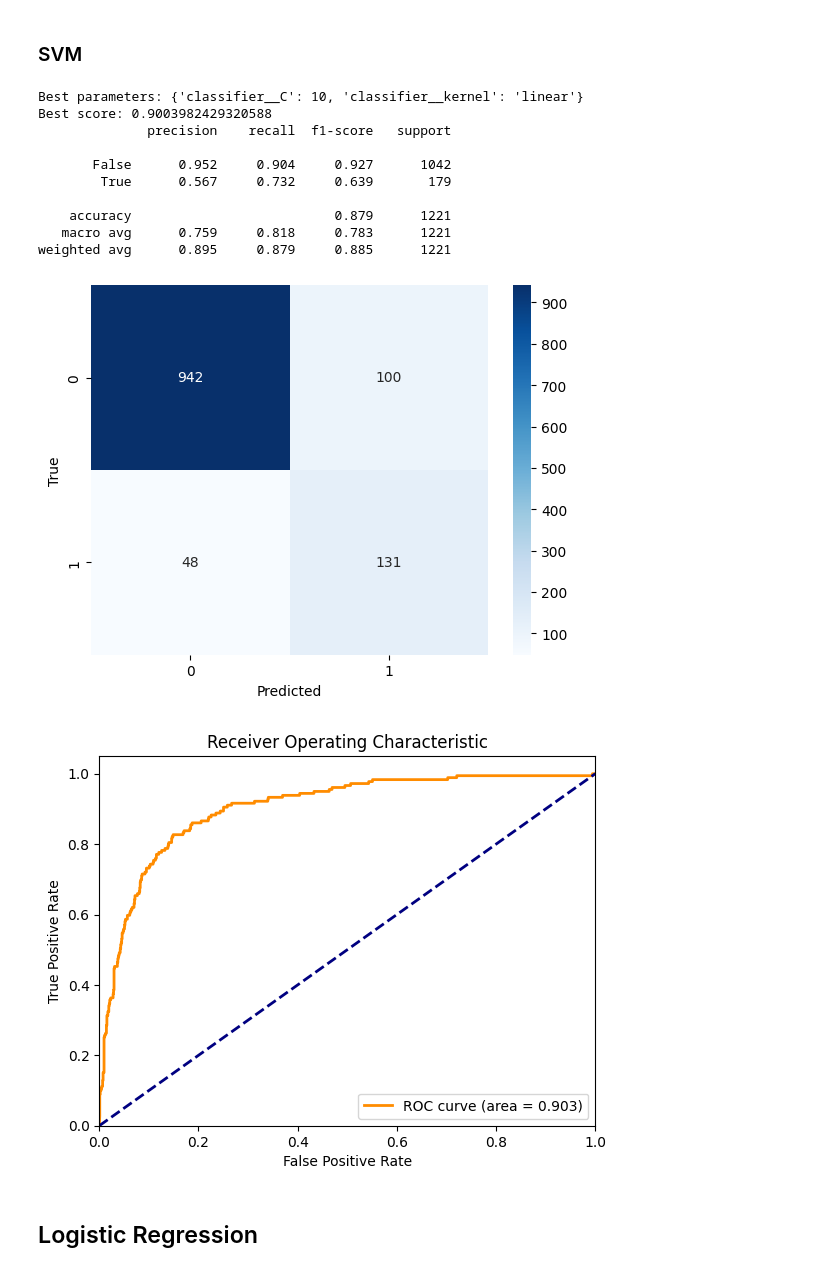
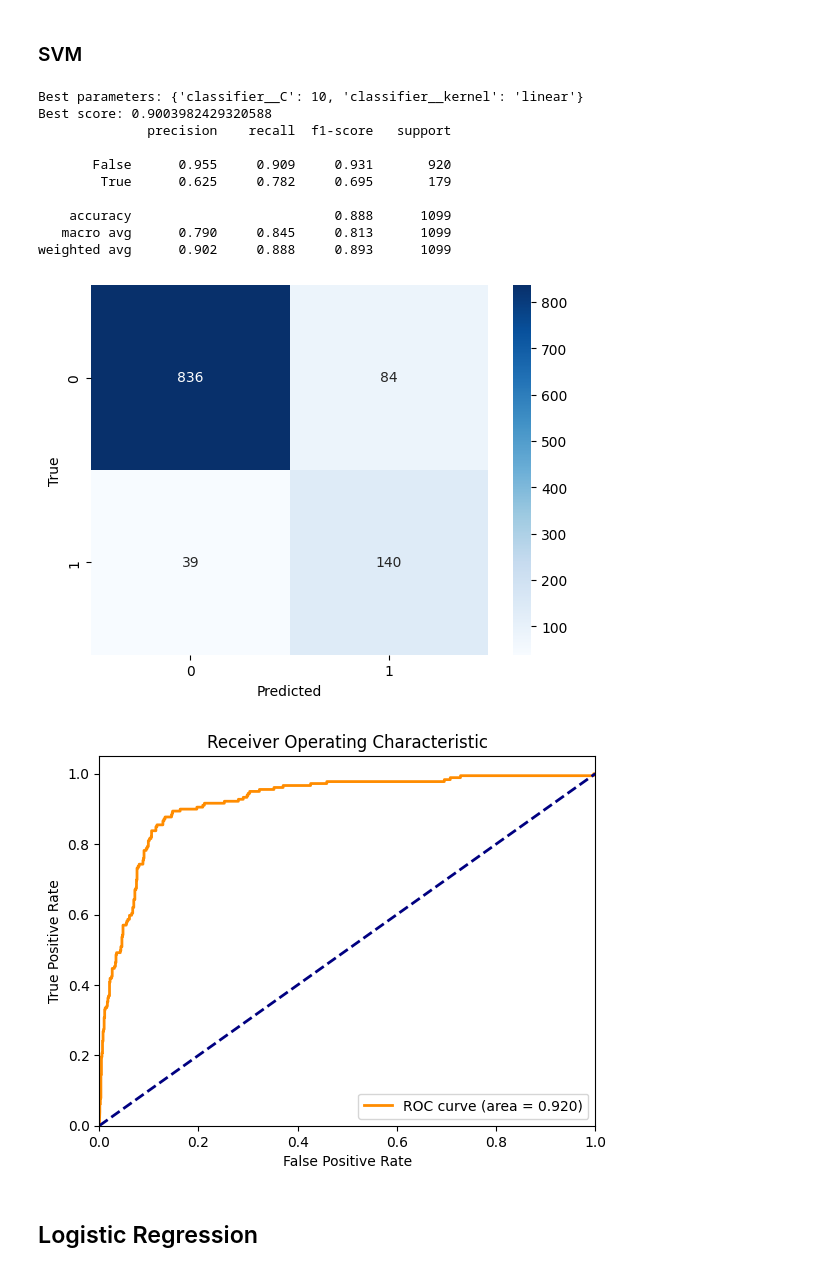
Before and after one commit to YuanqiSun0102/ORIE5741Project, a Jupyter notebook: Models.ipynb, the cells around one changed output. Drawn from its saved outputs; the diff is of its cells as text; code cells hidden in the pictures.

```diff
--- a/Models.ipynb
+++ b/Models.ipynb
@@ -52,8 +52,8 @@ y_test = df_test['Revenue'].copy()
 df_train, df_val = train_test_split(df_train, test_size = 0.1, random_state=42)
 X_train = df_train.drop('Revenue', axis = 1)
 y_train = df_train['Revenue'].copy()
-X_val = df_test.drop('Revenue', axis = 1)
-y_val = df_test['Revenue'].copy()
+X_val = df_val.drop('Revenue', axis = 1)
+y_val = df_val['Revenue'].copy()
 # %%
 def evaluate(y_val, y_pred, y_probs):
     # Evaluation
@@ -98,35 +98,35 @@ def grid_search(param_grid, pipe, X_train, y_train):
 # %%
 from sklearn.svm import SVC
 
 pipe = ImbPipeline([('scaler', StandardScaler()),
                  ('smote', SMOTE(random_state=42)),
                  ('classifier', SVC(probability=True))])
 
 # Define the parameter grid
 param_grid = {
-    'classifier__kernel': ['linear', 'rbf', 'poly', 'sigmoid'],
-    'classifier__C': [0.1, 1, 10]
+    'classifier__kernel': ['linear', 'poly', 'rbf', 'sigmoid'],
+    'classifier__C':  [0.1, 1, 10, 100]
 }
 
 best_estimator_svm = grid_search(param_grid, pipe, X_train, y_train)
 
 y_pred = best_estimator_svm.predict(X_val)
 y_probs = best_estimator_svm.predict_proba(X_val)[:, 1]  # the probability of the positive class
 
 evaluate(y_val, y_pred, y_probs)
 # %% [output]
 Best parameters: {'classifier__C': 10, 'classifier__kernel': 'linear'}
 Best score: 0.9003982429320588
               precision    recall  f1-score   support
 
-       False      0.952     0.904     0.927      1042
-        True      0.567     0.732     0.639       179
+       False      0.955     0.909     0.931       920
+        True      0.625     0.782     0.695       179
 
-    accuracy                          0.879      1221
-   macro avg      0.759     0.818     0.783      1221
-weighted avg      0.895     0.879     0.885      1221
+    accuracy                          0.888      1099
+   macro avg      0.790     0.845     0.813      1099
+weighted avg      0.902     0.888     0.893      1099
-[figure, old version]
+[figure, new version]
-[figure, old version]
+[figure, new version]
 # %% [markdown]
 ## Logistic Regression
 # %%
```
Also changed, not shown: parts of 6 cells of this notebook, 1 other file.
